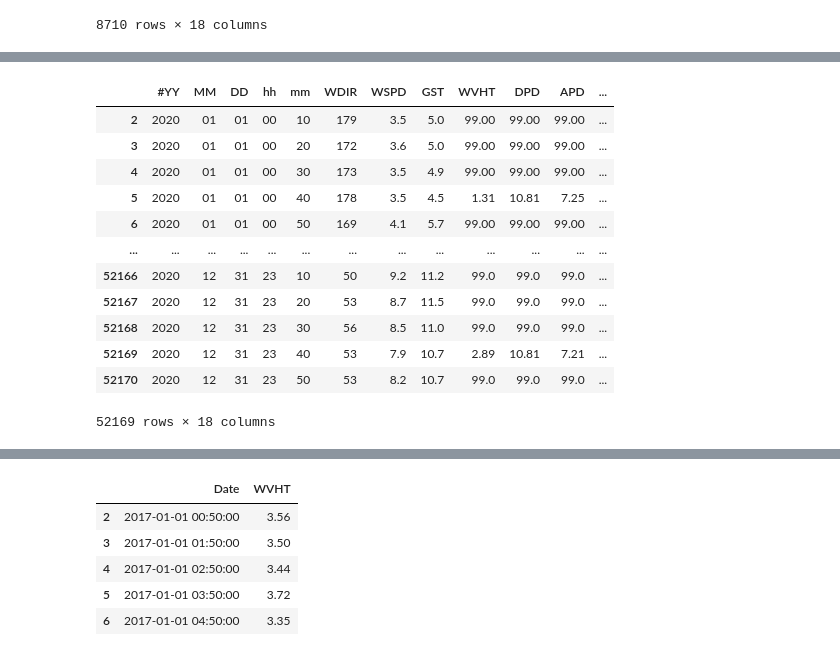
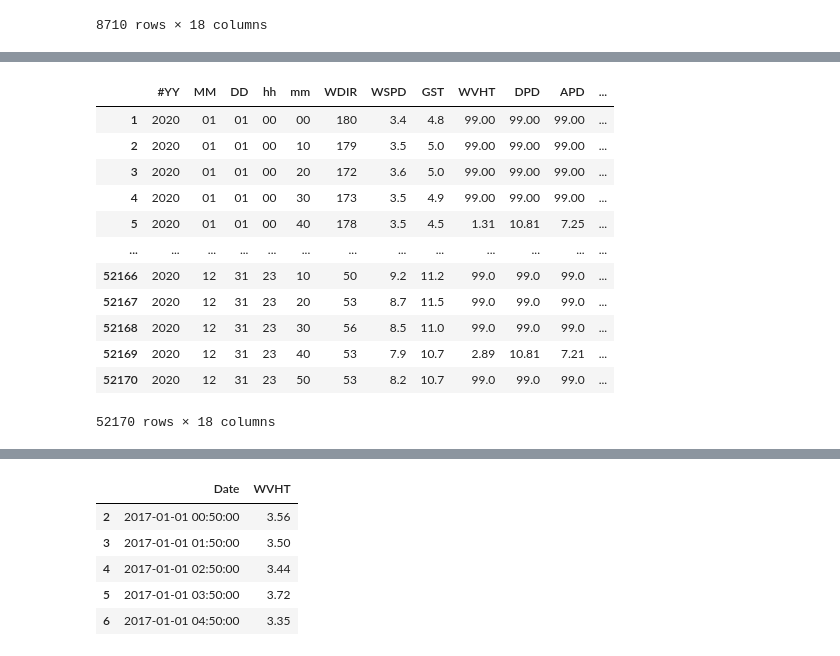
Before and after one commit to juniousnj/SPICE-2024, a Jupyter notebook: waveheight_tutorial.ipynb, the cells around one changed output, grey strips where cells are left out. Saved outputs shown, nothing was run; the diff lists cells and outputs as text; code cells hidden in the pictures.

```diff
--- a/waveheight_tutorial.ipynb
+++ b/waveheight_tutorial.ipynb
@@ -376,20 +376,20 @@ df_21_clean
 # %%
-df_20_clean = df_20.iloc[2:] # dropping the first two rows
+df_20_clean = df_20.iloc[1:] # dropping the first two rows
 df_20_clean
 # %% [output]
 |  | #YY | MM | DD | hh | mm | WDIR | WSPD | GST | WVHT | DPD | APD | ... |
+| 1 | 2020 | 01 | 01 | 00 | 00 | 180 | 3.4 | 4.8 | 99.00 | 99.00 | 99.00 | ... |
 | 2 | 2020 | 01 | 01 | 00 | 10 | 179 | 3.5 | 5.0 | 99.00 | 99.00 | 99.00 | ... |
 | 3 | 2020 | 01 | 01 | 00 | 20 | 172 | 3.6 | 5.0 | 99.00 | 99.00 | 99.00 | ... |
 | 4 | 2020 | 01 | 01 | 00 | 30 | 173 | 3.5 | 4.9 | 99.00 | 99.00 | 99.00 | ... |
 | 5 | 2020 | 01 | 01 | 00 | 40 | 178 | 3.5 | 4.5 | 1.31 | 10.81 | 7.25 | ... |
-| 6 | 2020 | 01 | 01 | 00 | 50 | 169 | 4.1 | 5.7 | 99.00 | 99.00 | 99.00 | ... |
 | ... | ... | ... | ... | ... | ... | ... | ... | ... | ... | ... | ... | ... |
 | 52166 | 2020 | 12 | 31 | 23 | 10 | 50 | 9.2 | 11.2 | 99.0 | 99.0 | 99.0 | ... |
 | 52167 | 2020 | 12 | 31 | 23 | 20 | 53 | 8.7 | 11.5 | 99.0 | 99.0 | 99.0 | ... |
 | 52168 | 2020 | 12 | 31 | 23 | 30 | 56 | 8.5 | 11.0 | 99.0 | 99.0 | 99.0 | ... |
 | 52169 | 2020 | 12 | 31 | 23 | 40 | 53 | 7.9 | 10.7 | 2.89 | 10.81 | 7.21 | ... |
 | 52170 | 2020 | 12 | 31 | 23 | 50 | 53 | 8.2 | 10.7 | 99.0 | 99.0 | 99.0 | ... |
-52169 rows × 18 columns
+52170 rows × 18 columns
 # %%
 df1_clean = df1_clean.astype({'#YY' : str, 'MM' : str, 'DD' : str, 'hh' : str, 'mm' : str}) # converting these columns to a string data type
 df1_clean['Date'] = df1_clean['#YY'] + '-' + df1_clean['MM'] + '-' + df1_clean['DD'] + ' ' + df1_clean['hh'] + ':' + df1_clean['mm'] # combining all the datetime info into a Date column
```
Also changed, not shown: parts of 34 cells of this notebook.
